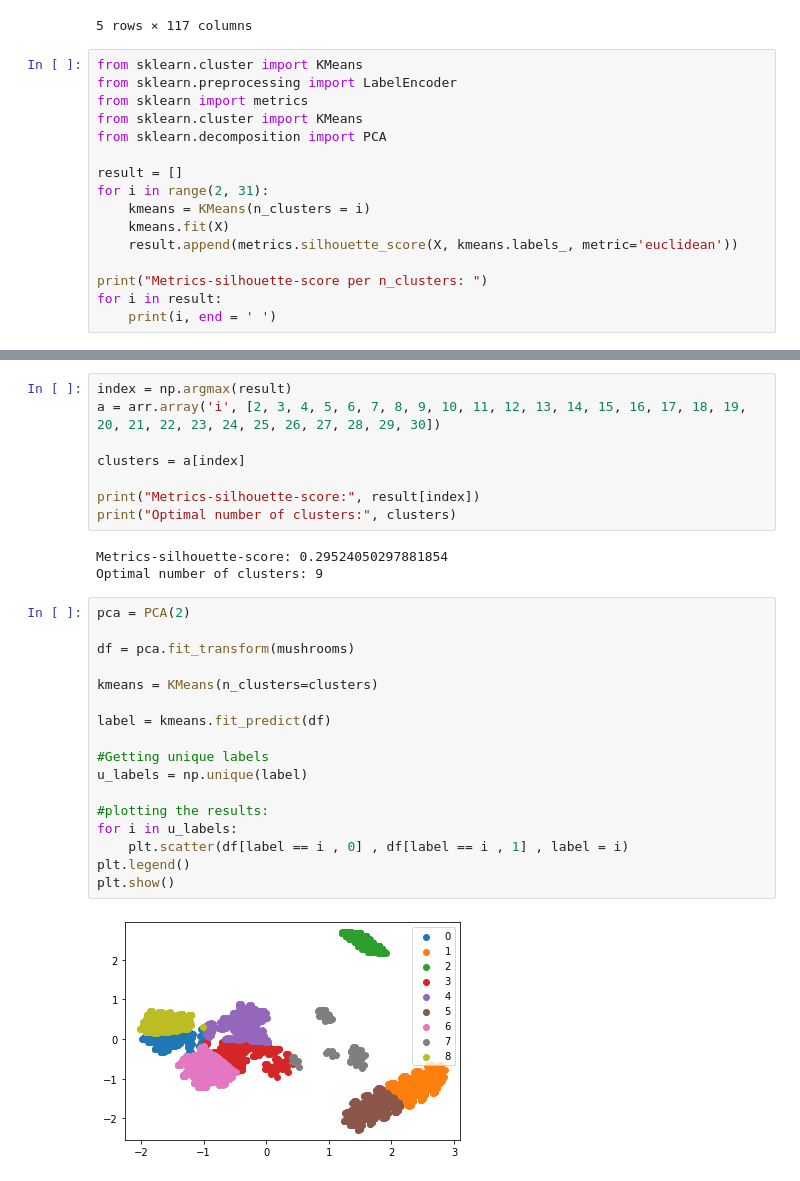
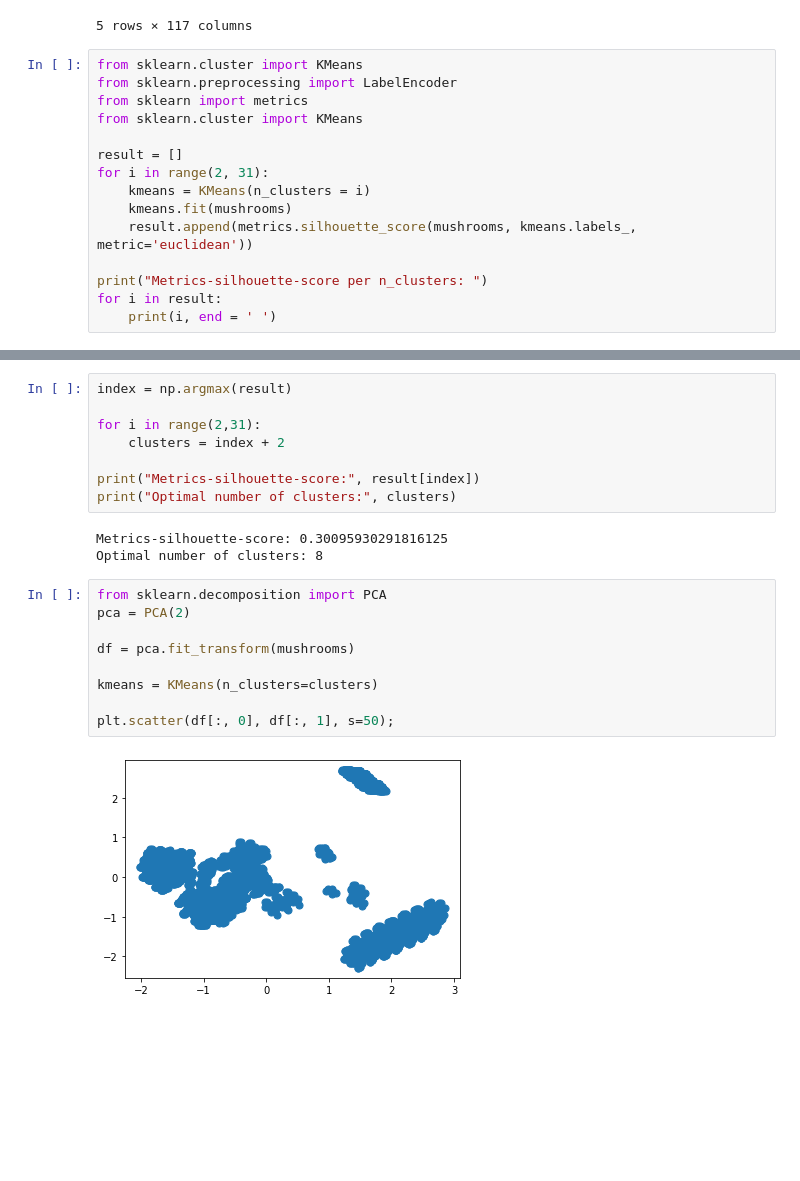
Before and after one commit to odinkvarving/Applied-machine-learning, a Jupyter notebook: Exercise 7/clustering.ipynb, the cells around one changed output, grey strips where cells are left out. Saved outputs shown, nothing was run; the diff lists cells and outputs as text; blank space fills up the shorter version.

```diff
--- a/Exercise 7/clustering.ipynb
+++ b/Exercise 7/clustering.ipynb
@@ -62,13 +61,12 @@ from sklearn.cluster import KMeans
 from sklearn.preprocessing import LabelEncoder
 from sklearn import metrics
 from sklearn.cluster import KMeans
-from sklearn.decomposition import PCA
 
 result = []
 for i in range(2, 31):
     kmeans = KMeans(n_clusters = i)
-    kmeans.fit(X)
-    result.append(metrics.silhouette_score(X, kmeans.labels_, metric='euclidean'))
+    kmeans.fit(mushrooms)
+    result.append(metrics.silhouette_score(mushrooms, kmeans.labels_, metric='euclidean'))
 
 print("Metrics-silhouette-score per n_clusters: ")
 for i in result:
@@ -87,30 +85,22 @@ plt.show()
 # %%
 index = np.argmax(result)
-a = arr.array('i', [2, 3, 4, 5, 6, 7, 8, 9, 10, 11, 12, 13, 14, 15, 16, 17, 18, 19, 20, 21, 22, 23, 24, 25, 26, 27, 28, 29, 30])
 
-clusters = a[index]
+for i in range(2,31):
+    clusters = index + 2
 
 print("Metrics-silhouette-score:", result[index])
 print("Optimal number of clusters:", clusters)
 # %% [output]
-Metrics-silhouette-score: 0.29524050297881854
-Optimal number of clusters: 9
+Metrics-silhouette-score: 0.30095930291816125
+Optimal number of clusters: 8
 # %%
+from sklearn.decomposition import PCA
 pca = PCA(2)
 
 df = pca.fit_transform(mushrooms)
 
 kmeans = KMeans(n_clusters=clusters)
 
-label = kmeans.fit_predict(df)
-
-#Getting unique labels
-u_labels = np.unique(label)
-
-#plotting the results:
-for i in u_labels:
-    plt.scatter(df[label == i , 0] , df[label == i , 1] , label = i)
-plt.legend()
-plt.show()
+plt.scatter(df[:, 0], df[:, 1], s=50);
 # %% [output]
-[figure, old version]
+[figure, new version]
```
Also changed, not shown: parts of 5 cells of this notebook.
